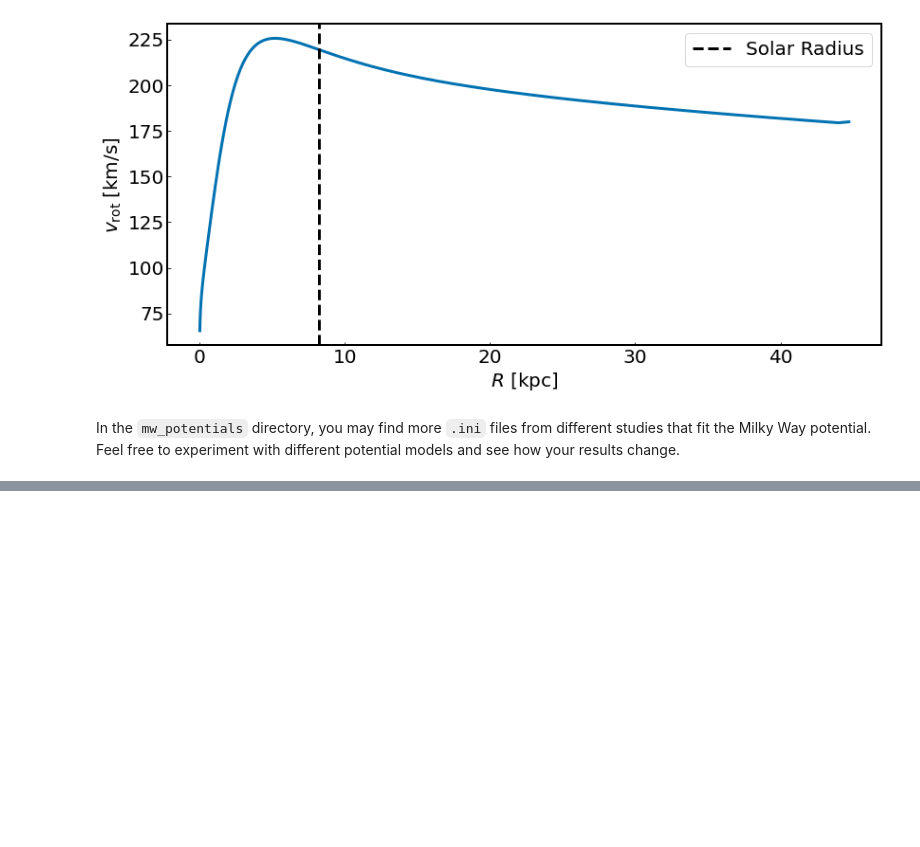
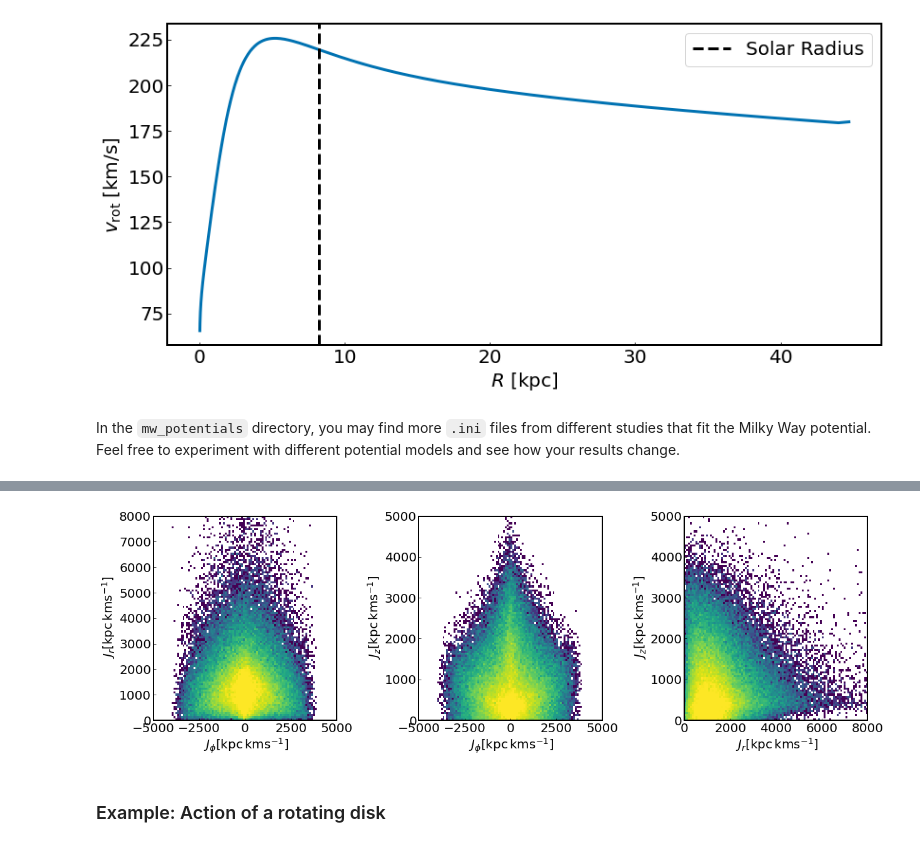
Before and after one commit to trivnguyen/gaia-dr3-agama-tutorial, a Jupyter notebook: action_angle_tutorial.ipynb, the cells around one changed output, grey strips where cells are left out. Saved outputs shown, nothing was run; the diff lists cells and outputs as text; code cells hidden in the pictures; blank space fills up the shorter version.

```diff
--- a/action_angle_tutorial.ipynb
+++ b/action_angle_tutorial.ipynb
@@ -215,0 +276,24 @@ Therefore, we will be calculating the cylindrical action variables $(J_r, J_\phi
+# %%
+def plot_action(Jr, Jz, Jphi, hist_range, bins=100, norm=None):
+    ''' Plot the 2d distribution of the actions'''
+
+    if norm is None:
+        norm = mpl.colors.LogNorm(vmin=1, vmax=100)
+
+    fig, axes = plt.subplots(1, 3, figsize=(18, 6))
+    axes[0].hist2d(
+        Jphi, Jr, bins=(bins, bins), range=(hist_range[2], hist_range[0]), norm=norm)
+    axes[1].hist2d(
+        Jphi, Jz, bins=(bins, bins), range=(hist_range[2], hist_range[1]), norm=norm)
+    axes[2].hist2d(
+        Jr, Jz, bins=(bins, bins), range=(hist_range[0], hist_range[1]), norm=norm)
+
+    axes[0].set_xlabel(r' $J_\phi [\mathrm{kpc} \, \mathrm{km} \mathrm{s}^{-1}]$')
+    axes[1].set_xlabel(r' $J_\phi [\mathrm{kpc} \, \mathrm{km} \mathrm{s}^{-1}]$')
+    axes[2].set_xlabel(r' $J_r [\mathrm{kpc}  \, \mathrm{km} \mathrm{s}^{-1}]$')
+    axes[0].set_ylabel(r' $J_r [\mathrm{kpc}  \, \mathrm{km} \mathrm{s}^{-1}]$')
+    axes[1].set_ylabel(r' $J_z [\mathrm{kpc}  \, \mathrm{km} \mathrm{s}^{-1}]$')
+    axes[2].set_ylabel(r' $J_z [\mathrm{kpc}  \, \mathrm{km} \mathrm{s}^{-1}]$')
+    fig.tight_layout()
+
+    return fig, axes
@@ -216,15 +302,10 @@ Therefore, we will be calculating the cylindrical action variables $(J_r, J_\phi
 # %%
-# Create an action finder from the potential to calculate the action
-action_finder = agama.ActionFinder(potential)
-
+# Generate a random box of stars
 N = 100000
-x_rand = np.random.uniform([0, 0, 0], [20, 20, 20], size=(N, 3))
-v_rand = np.random.uniform([0, 0, 0], [200, 200, 10], size=(N, 3))
-xv_rand = np.hstack([x_rand, v_rand])
+pos = np.random.uniform([0, 0, 0], [20, 20, 20], size=(N, 3))
+vel = np.random.uniform([0, 0, 0], [200, 200, 200], size=(N, 3))
+posvel = np.hstack([pos, vel])
 
 # Calculate the action
-# Agama returns the action in kpc km/s, so we will convert it to kpc^2 / Myr
-# which is commonly used in galactic astronomy
 # NOTE: Agama returns the action in order of Jr, Jz, Jphi
-unit_conversion = (u.kpc * u.km / u.s).to(u.kpc**2 / u.Myr)
-Jr, Jz, Jphi = action_finder(xv_rand).T * unit_conversion
+Jr, Jz, Jphi = action_finder(posvel).T
@@ -255,0 +312,9 @@ fig.tight_layout()
+# %%
+hist_range = ((0, 8000), (0, 5000), (-5000, 5000))
+bins = 100
+norm = mpl.colors.LogNorm(vmin=1, vmax=100)
+fig, axes = plot_action(Jr, Jz, Jphi, hist_range, bins, norm)
+# %% [output]
+[figure, added]
+# %% [markdown]
+### Example: Action of a rotating disk
```
Also changed, not shown: parts of 14 cells of this notebook.
